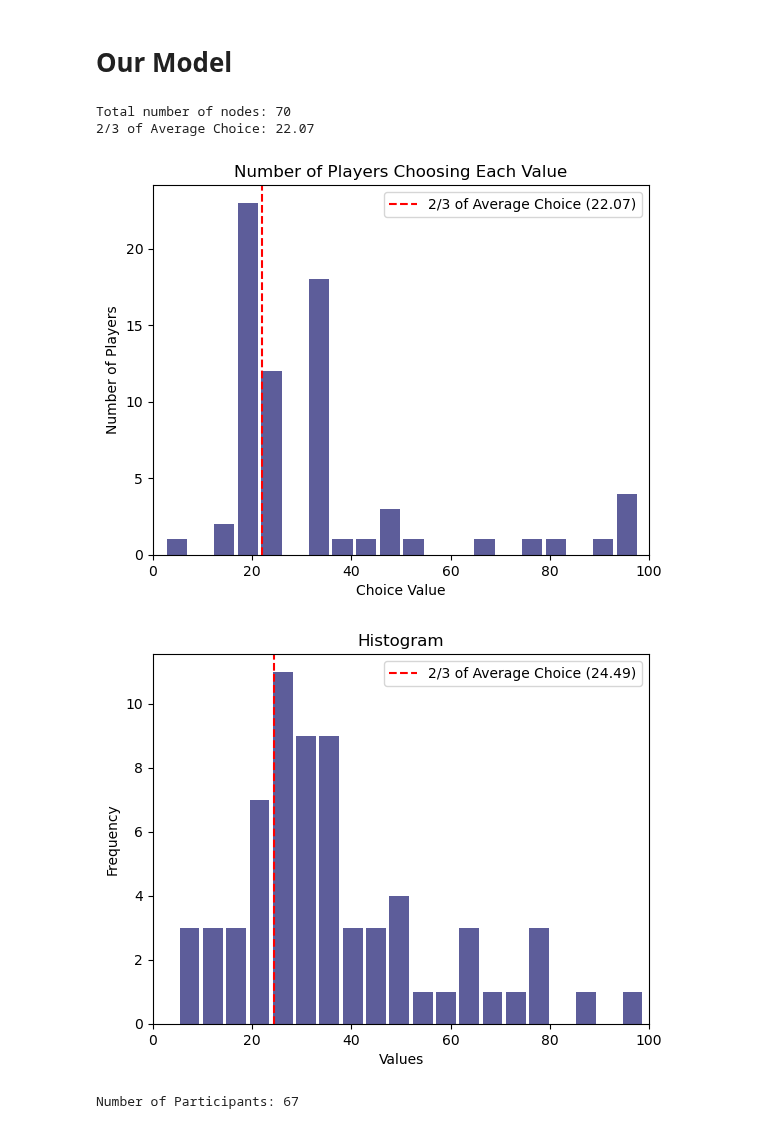
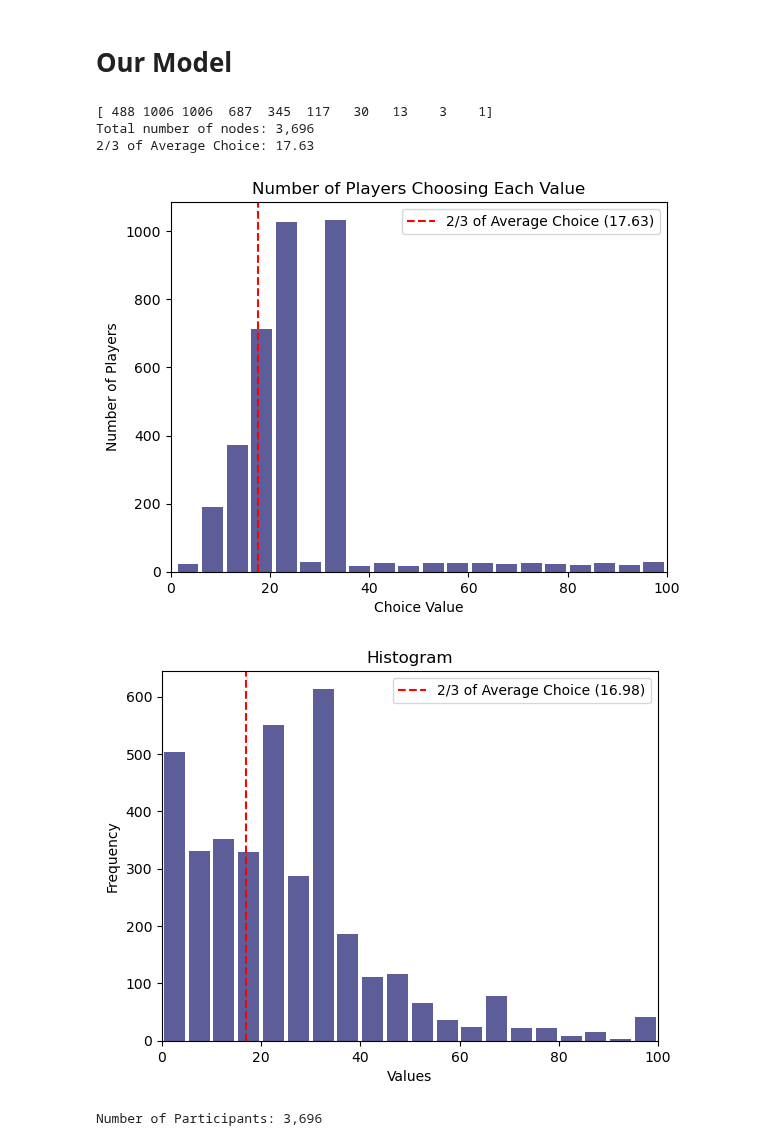
Before and after one commit to RamanEbrahimi/Research, a Jupyter notebook: K-level Network/k-level verification.ipynb, the cells around one changed output. Cells and saved outputs as stored; diff of their text form; code cells hidden in the pictures.

Commit message:
update k-level

```diff
--- a/K-level Network/k-level verification.ipynb
+++ b/K-level Network/k-level verification.ipynb
@@ -32,5 +32,5 @@ Lab (Bonn)
 # %%
-last_sheet_name = xls.sheet_names[1]
+last_sheet_name = xls.sheet_names[-2]
 df = pd.read_excel(file_path, sheet_name=last_sheet_name, usecols=[3])
 
 # Plotting the histogram
@@ -130,39 +130,42 @@ def plot_choice_frequency(G):
     plt.savefig('k-level synthetic experiments-Game choices.png', dpi=600)
     plt.show()
 # %%
-# Example usage
-# total number of players = 3696
-# 4 levels --> 7x/2 = 3696 --> x ~ 1056
 # Parameters
 # Define the mean (λ) of the Poisson distribution
-lambda_ = 15  # You can adjust this value as needed
+lambda_ = 2
 # Define the number of levels
-num_levels = 4  # Adjust this to match the number of levels you want
+num_players = 3696
+
 # Generate the level counts using the Poisson distribution
-level_counts = np.random.poisson(lambda_, num_levels)
+player_levels = np.random.poisson(lambda_, num_players)
+level_counts = np.bincount(player_levels)
+print(level_counts)
+
 p = 0.5
 network = generate_directed_network(level_counts, p)
+choices = [choice_function(network, node) for node in network.nodes]
 
 # total number of nodes
 print(f'Total number of nodes: {network.number_of_nodes():,}')
 
 # Plot the choice frequency for the generated network
 plot_choice_frequency(network)
 
 # Plotting the histogram
 plt.hist(df.iloc[:, 0].dropna(), bins=20, color='midnightblue', alpha=0.7, rwidth=0.85)  # 'auto' lets matplotlib choose the number of bins
 avg_choice = np.mean(df.iloc[:, 0].dropna())
 plt.axvline(x=(2/3) * avg_choice, color='red', linestyle='--', label=f'2/3 of Average Choice ({(2/3) * avg_choice:.2f})')
 plt.xlabel('Values')
 plt.ylabel('Frequency')
 plt.xlim(0, 100)
 plt.title('Histogram')
 plt.legend()
 plt.show()
 print(f'Number of Participants: {len(df):,}')
 # %% [output]
-Total number of nodes: 70
-2/3 of Average Choice: 22.07
+[ 488 1006 1006  687  345  117   30   13    3    1]
+Total number of nodes: 3,696
+2/3 of Average Choice: 17.63
-[figure, old version]
+[figure, new version]
-[figure, old version]
+[figure, new version]
-Number of Participants: 67
+Number of Participants: 3,696
```
Also changed, not shown: parts of 9 cells of this notebook, 6 other files.
